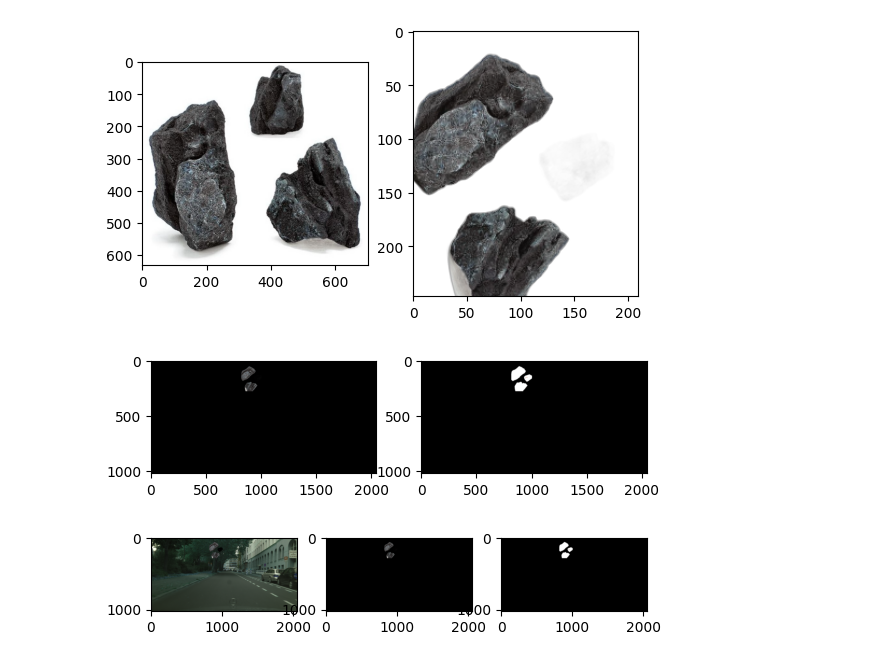
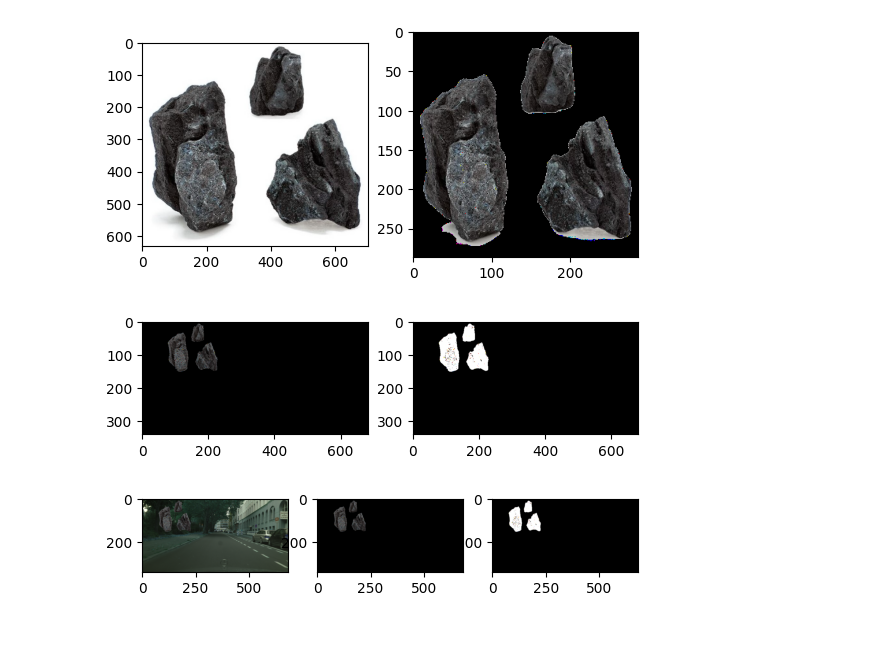
Before and after one commit to btcgames/image_set_generator, a Jupyter notebook: 09 image_generator.ipynb, the cells around one changed output. Drawn from its saved outputs; the diff is of its cells as text; code cells hidden in the pictures; blank space fills up the shorter version.

```diff
--- a/09 image_generator.ipynb
+++ b/09 image_generator.ipynb
@@ -10,34 +10,10 @@ from PIL import Image
 import re
 # %%
 def augment_stone(stone):
-        stone = cv2.resize(stone, (500, 500))
-
-        height = np.random.randint(stone.shape[0] /4, stone.shape[0])
-        width = np.random.randint(stone.shape[1] / 4, stone.shape[1])
-
-        transform = albumentations.Compose([
-            # горизонтальное отражение с вероятностью 50%
-            albumentations.HorizontalFlip(p=0.5),
-            # случайные сдвиги, растяжения, поворот
-            albumentations.ShiftScaleRotate(
-                shift_limit=0.1,
-                scale_limit=0.1,
-                rotate_limit=90,
-                p=0.9,
-                border_mode=cv2.BORDER_CONSTANT,
-            ),
-            # случайные изменения яркости
-            albumentations.RandomBrightnessContrast(brightness_limit=0.2, contrast_limit=0.2, p=0.9),
-
-            albumentations.Resize(height, width, always_apply=True),
-            albumentations.Blur(blur_limit=3, p=0.5)
-        ])
-        transformed = transform(image=stone)['image']
-
-        transformed = Image.fromarray(transformed, 'RGB')
-        transformed = remove(transformed)
-
-        return transformed
+    x = np.random.randint(150, 300)
+    stone = cv2.resize(stone, (x, x))
+    stone[stone > 200] = 0
+    return stone
 # %%
 stone = cv2.imread('../data/dz9/rocks/orig.jpg')
 aug_stone = augment_stone(stone)
@@ -46,20 +22,16 @@ fig, ax = plt.subplots(1, 2)
 ax[0].imshow(stone)
 ax[1].imshow(aug_stone);
 # %% [output]
-[figure, old version]
+[figure, new version]
 # %%
 def gen_segment(stone, background_size):
 
     segment = np.zeros(background_size, dtype=np.uint8)
-    segment = Image.fromarray(segment, 'RGB')
 
-    x = np.random.randint(- stone.size[1] * 0.5, background_size[1] - stone.size[1] * 0.5)
-    y = np.random.randint(- stone.size[0] * 0.5, background_size[0] - stone.size[0] * 0.5)
-    coords = (x, y)
+    x = np.random.randint(0, background_size[1] - stone.shape[1])
+    y = np.random.randint(0, background_size[0] - stone.shape[0])
 
-    segment.paste(stone, coords)
-
-    segment = np.array(segment, dtype=np.uint8)
+    segment[y: y + stone.shape[0], x: x + stone.shape[1]] = stone
 
     segment_binary = np.zeros(background_size, dtype=np.uint8)
     segment_binary[segment > 0] = 255
@@ -67,13 +39,14 @@ def gen_segment(stone, background_size):
     return segment, segment_binary
 # %%
 b_image = cv2.imread('../data/dz9/backgrounds/aachen_000002_000019_leftImg8bit.png')
+b_image = cv2.resize(b_image, (b_image.shape[1] // 3, b_image.shape[0] // 3))
 
 segment, segment_binary = gen_segment(aug_stone, b_image.shape)
 fig, ax = plt.subplots(1, 2)
 ax[0].imshow(segment)
 ax[1].imshow(segment_binary);
 # %% [output]
-[figure, old version]
+[figure, new version]
 # %%
 def generate_image(background, stone):
     background[stone > 0] = stone[stone > 0]
@@ -86,7 +59,7 @@ ax[0].imshow(b_image)
 ax[1].imshow(segment);
 ax[2].imshow(segment_binary);
 # %% [output]
-[figure, old version]
+[figure, new version]
 # %%
 def generate_images(data_path, n=1000):
     backs_path = os.path.join(data_path, 'backgrounds')
```
Also changed, not shown: parts of 2 cells of this notebook.
